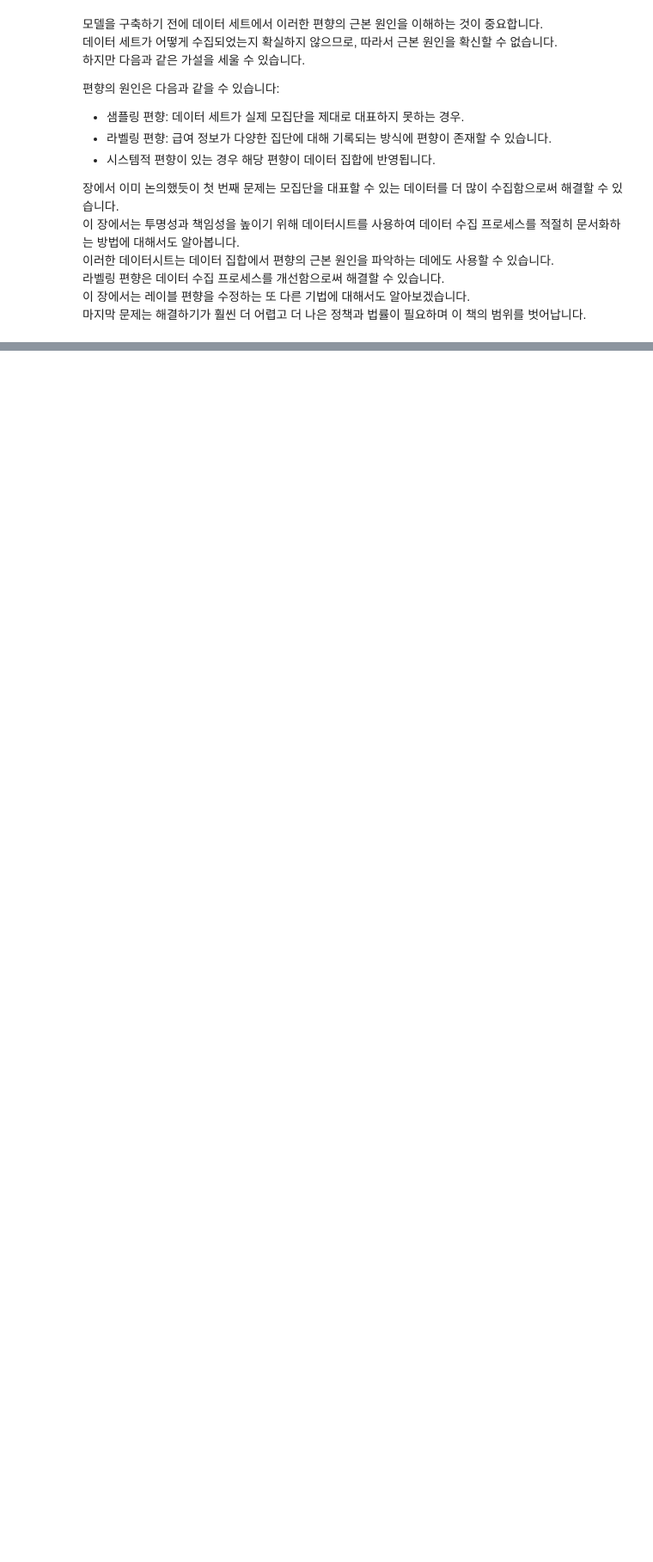
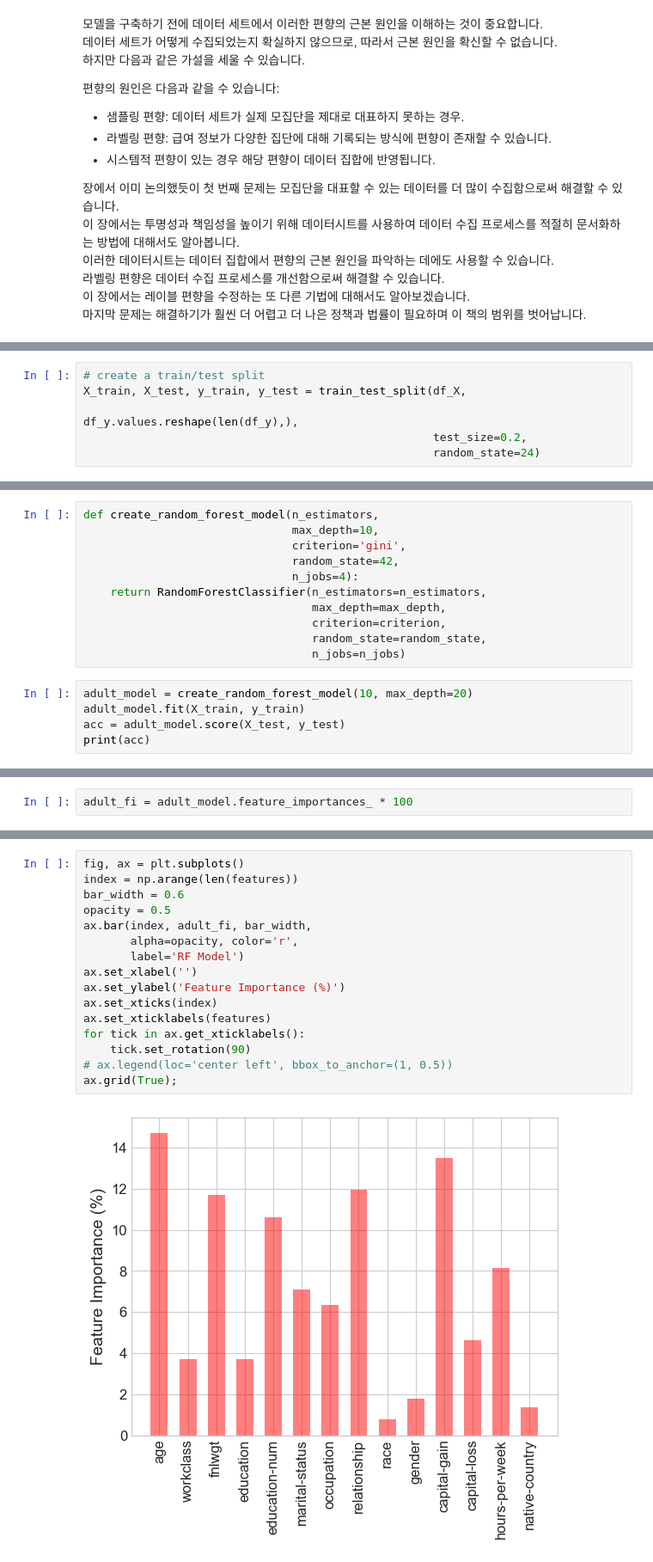
Before and after one commit to sguys99/self-study, a Jupyter notebook: xai/xai_book/ch08/ch08.ipynb, the cells around one changed output, grey strips where cells are left out. Shown: that part at 86% size. Saved outputs shown, nothing was run; the diff lists cells and outputs as text; blank space fills up the shorter version.

Commit message:
[xai] xai_book 08.fairness and mitigating bias(model complete)

```diff
--- a/xai/xai_book/ch08/ch08.ipynb
+++ b/xai/xai_book/ch08/ch08.ipynb
@@ -281,0 +369,6 @@ ax.set_ylabel('% of Race Population');
+# %%
+# create a train/test split
+X_train, X_test, y_train, y_test = train_test_split(df_X,
+                                                    df_y.values.reshape(len(df_y),),
+                                                    test_size=0.2,
+                                                    random_state=24)
@@ -281,0 +383,16 @@ ax.set_ylabel('% of Race Population');
+# %%
+def create_random_forest_model(n_estimators,
+                               max_depth=10,
+                               criterion='gini',
+                               random_state=42,
+                               n_jobs=4):
+    return RandomForestClassifier(n_estimators=n_estimators,
+                                  max_depth=max_depth,
+                                  criterion=criterion,
+                                  random_state=random_state,
+                                  n_jobs=n_jobs)
+# %%
+adult_model = create_random_forest_model(10, max_depth=20)
+adult_model.fit(X_train, y_train)
+acc = adult_model.score(X_test, y_test)
+print(acc)
@@ -281,0 +456,2 @@ ax.set_ylabel('% of Race Population');
+# %%
+adult_fi = adult_model.feature_importances_ * 100
@@ -281,0 +464,18 @@ ax.set_ylabel('% of Race Population');
+# %%
+fig, ax = plt.subplots()
+index = np.arange(len(features))
+bar_width = 0.6
+opacity = 0.5
+ax.bar(index, adult_fi, bar_width,
+       alpha=opacity, color='r',
+       label='RF Model')
+ax.set_xlabel('')
+ax.set_ylabel('Feature Importance (%)')
+ax.set_xticks(index)
+ax.set_xticklabels(features)
+for tick in ax.get_xticklabels():
+    tick.set_rotation(90)
+# ax.legend(loc='center left', bbox_to_anchor=(1, 0.5))
+ax.grid(True);
+# %% [output]
+[figure, added]
```
Also changed, not shown: parts of 42 cells of this notebook, 1 other file.
